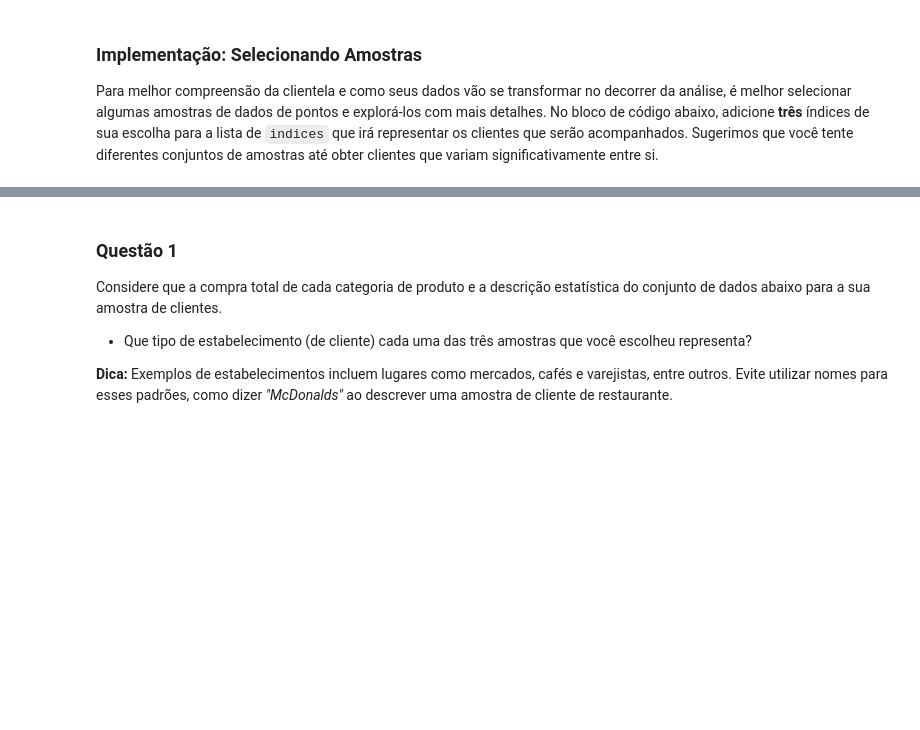
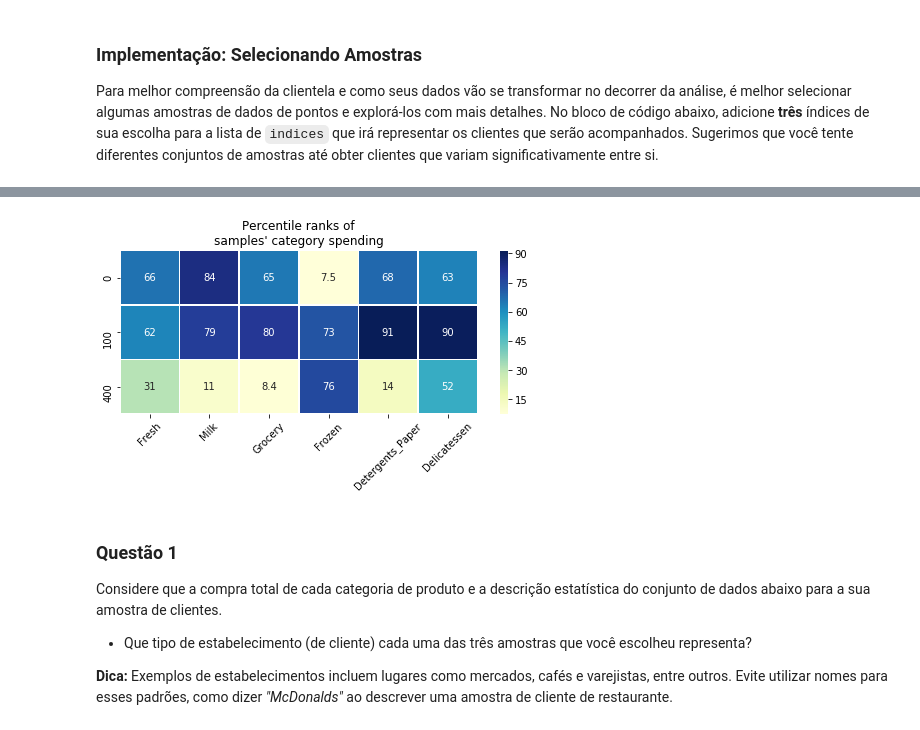
Before and after one commit to pimenta-arthur/customer_segments, a Jupyter notebook: customer_segments_PT.ipynb, the cells around one changed output, grey strips where cells are left out. Saved outputs shown, nothing was run; the diff lists cells and outputs as text; code cells hidden in the pictures; blank space fills up the shorter version.

```diff
--- a/customer_segments_PT.ipynb
+++ b/customer_segments_PT.ipynb
@@ -50,9 +62,9 @@ display(data.describe())
 Para melhor compreensão da clientela e como seus dados vão se transformar no decorrer da análise, é melhor selecionar algumas amostras de dados de pontos e explorá-los com mais detalhes. No bloco de código abaixo, adicione **três** índices de sua escolha para a lista de `indices` que irá representar os clientes que serão acompanhados. Sugerimos que você tente diferentes conjuntos de amostras até obter clientes que variam significativamente entre si.
 # %%
 # TODO: Selecione três índices de sua escolha que você gostaria de obter como amostra do conjunto de dados
-indices = []
+indices = [0, 100, 400]
 
 # Crie um DataFrame das amostras escolhidas
 samples = pd.DataFrame(data.loc[indices], columns = data.keys()).reset_index(drop = True)
-print "Chosen samples of wholesale customers dataset:"
+print("Chosen samples of wholesale customers dataset:")
 display(samples)
@@ -59,3 +77,14 @@ display(samples)
+# %%
+# look at percentile ranks
+pcts = 100. * data.rank(axis=0, pct=True).iloc[indices].round(decimals=3)
+# visualize percentiles with heatmap
+
+f, ax = plt.subplots(figsize=(8, 3))
+sns.heatmap(pcts, annot=True, linewidths=.5, ax=ax, cmap='YlGnBu')
+plt.title('Percentile ranks of\nsamples\' category spending')
+plt.xticks(rotation=45, ha='center');
+# %% [output]
+[figure, added]
 # %% [markdown]
 ### Questão 1
 Considere que a compra total de cada categoria de produto e a descrição estatística do conjunto de dados abaixo para a sua amostra de clientes.
```
Also changed, not shown: parts of 14 cells of this notebook.
